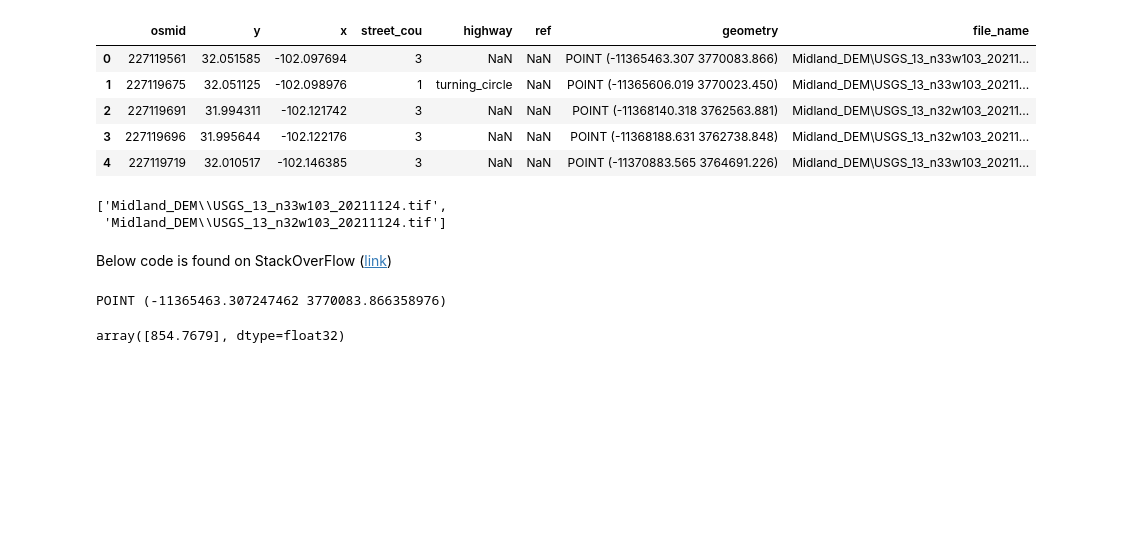
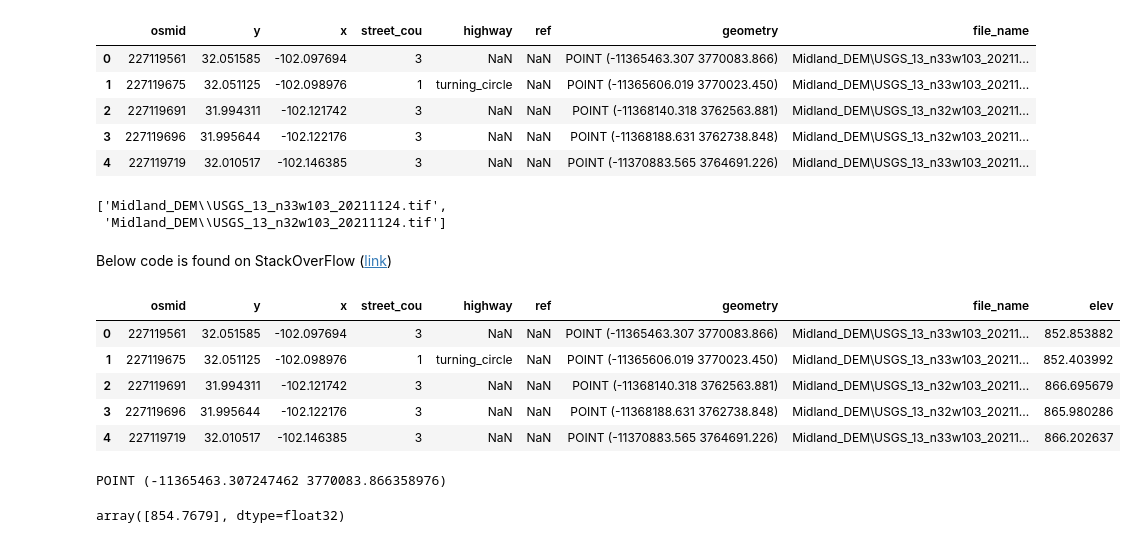
Before and after one commit to Sidrcs/osmnxelevation, a Jupyter notebook: Elevation_Evaluation.ipynb, the cells around one changed output. Drawn from its saved outputs; the diff is of its cells as text; code cells hidden in the pictures; blank space fills up the shorter version.

```diff
--- a/Elevation_Evaluation.ipynb
+++ b/Elevation_Evaluation.ipynb
@@ -441,27 +440,35 @@ unq_list
 ['Midland_DEM\\USGS_13_n33w103_20211124.tif',
  'Midland_DEM\\USGS_13_n32w103_20211124.tif']
 # %%
-def bind_elevation_to_nodes(node_gdf, col_name):
-    # node_gdf = gpd.read_file(node_shapefile)
-    # node_gdf = node_gdf.to_crs(3857)
-    # dem = rio.open(dem_raster)
-    # dem_data = dem.read(1)
+def bind_elevation_to_nodes(node_gdf):
     node_gdf[col_name] = None
-    # if node_gdf.crs.to_epsg() == dem.crs.to_epsg():
+    unq_list = list(midland_nodes["file_name"].unique())
+    raster_dict = {}
+    for raster_file in unq_list:
+        dst = rxr.open_rasterio(raster_file)
+        reproj_dst = dst.rio.reproject(3857)
+        raster_dict[raster_file] = reproj_dst
     for index, row in node_gdf.iterrows():
         osmid = row['osmid']
         lon, lat = row['geometry'].x, row['geometry'].y
-        dst = rxr.open_rasterio(row['file_name'])
-        raster = dst.rio.reproject(3857)
-
-        node_gdf.at[index, col_name] = elevation
-    # else:
-    #     print(f"Raster CRS: {dem.crs.to_epsg()} does not match. Reproject raster using reproj_raster function")
+        filename = row['file_name']
+        raster = raster_dict[filename]
+        elevation = raster.sel(x=lon, y=lat, method="nearest").values
+        node_gdf.at[index, col_name] = elevation[0]
     return node_gdf
 # %%
 gdf = bind_elevation_to_nodes(midland_nodes, "elev")
 # %% [markdown]
 Below code is found on StackOverFlow (<a href="https://gis.stackexchange.com/questions/358036/extracting-data-from-a-raster">link</a>)
+# %%
+gdf.head()
+# %% [output]
+|  | osmid | y | x | street_cou | highway | ref | geometry | file_name | elev |
+| 0 | 227119561 | 32.051585 | -102.097694 | 3 | NaN | NaN | POINT (-11365463.307 3770083.866) | Midland_DEM\USGS_13_n33w103_20211... | 852.853882 |
+| 1 | 227119675 | 32.051125 | -102.098976 | 1 | turning_circle | NaN | POINT (-11365606.019 3770023.450) | Midland_DEM\USGS_13_n33w103_20211... | 852.403992 |
+| 2 | 227119691 | 31.994311 | -102.121742 | 3 | NaN | NaN | POINT (-11368140.318 3762563.881) | Midland_DEM\USGS_13_n32w103_20211... | 866.695679 |
+| 3 | 227119696 | 31.995644 | -102.122176 | 3 | NaN | NaN | POINT (-11368188.631 3762738.848) | Midland_DEM\USGS_13_n32w103_20211... | 865.980286 |
+| 4 | 227119719 | 32.010517 | -102.146385 | 3 | NaN | NaN | POINT (-11370883.565 3764691.226) | Midland_DEM\USGS_13_n33w103_20211... | 866.202637 |
 # %%
 print(midland_nodes["geometry"][0])
 # %% [output]
```
Also changed, not shown: parts of 1 cell of this notebook, 22 other files.
